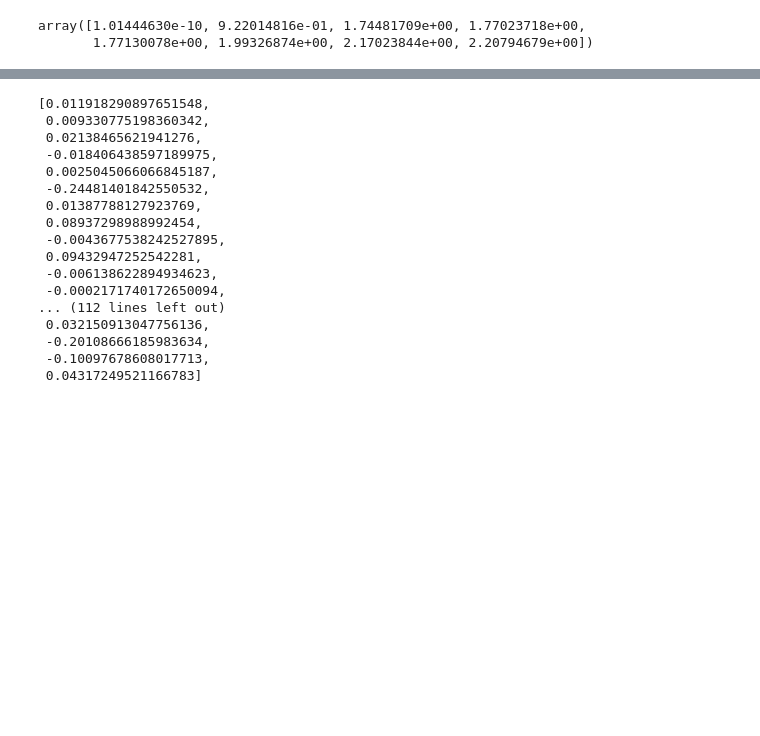
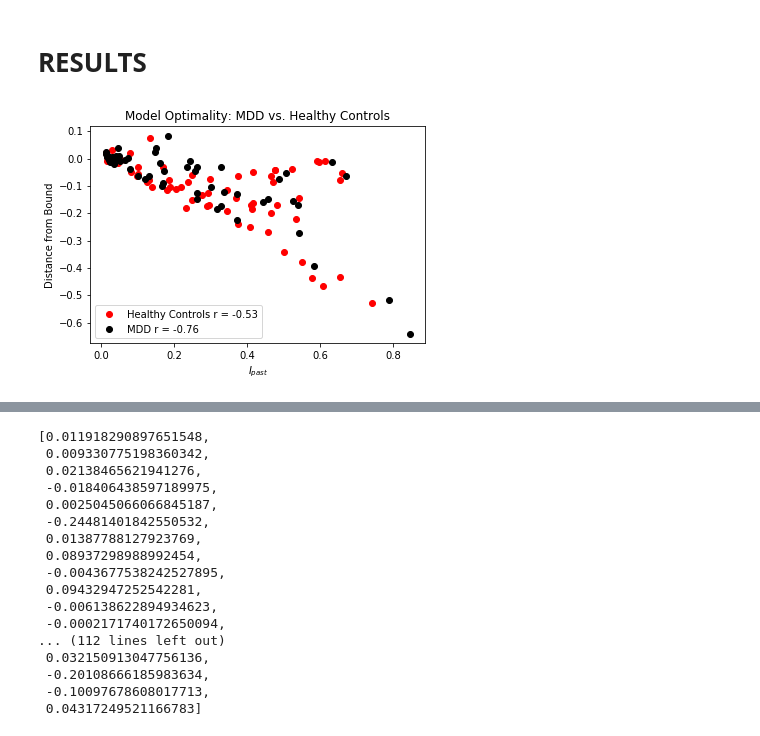
Before and after one commit to alsfilip/Empirical_Information_Bottleneck, a Jupyter notebook: RL_MDD/MDD_analysis.ipynb, the cells around one changed output, grey strips where cells are left out. Drawn from its saved outputs; the diff is of its cells as text; code cells hidden in the pictures; blank space fills up the shorter version.

Commit message:
added figures from MDD optimality anaylsis

```diff
--- a/RL_MDD/MDD_analysis.ipynb
+++ b/RL_MDD/MDD_analysis.ipynb
@@ -356,5 +296,18 @@ for subject in np.unique(merged_df['Subject']):
-# %%
-s1['i_p'].values[0]
-# %% [output]
-array([1.01444630e-10, 9.22014816e-01, 1.74481709e+00, 1.77023718e+00,
-       1.77130078e+00, 1.99326874e+00, 2.17023844e+00, 2.20794679e+00])
+# %% [markdown]
+# RESULTS
+# %%
+plt.figure()
+plt.plot(control_x, control_y, 'ro', label='Healthy Controls r = %.2f' % corr(control_x,control_y)[0])
+plt.xlabel('$I_{past}$')
+plt.ylabel('Distance from Bound')
+
+plt.plot(MDD_x, MDD_y, 'ko', label='MDD r = %.2f' % corr(MDD_x,MDD_y)[0])
+
+
+
+plt.legend()
+plt.title('Model Optimality: MDD vs. Healthy Controls')
+plt.savefig('Optimality')
+plt.show()
+# %% [output]
+[figure, added]
```
Also changed, not shown: parts of 17 cells of this notebook, 1 other file.
